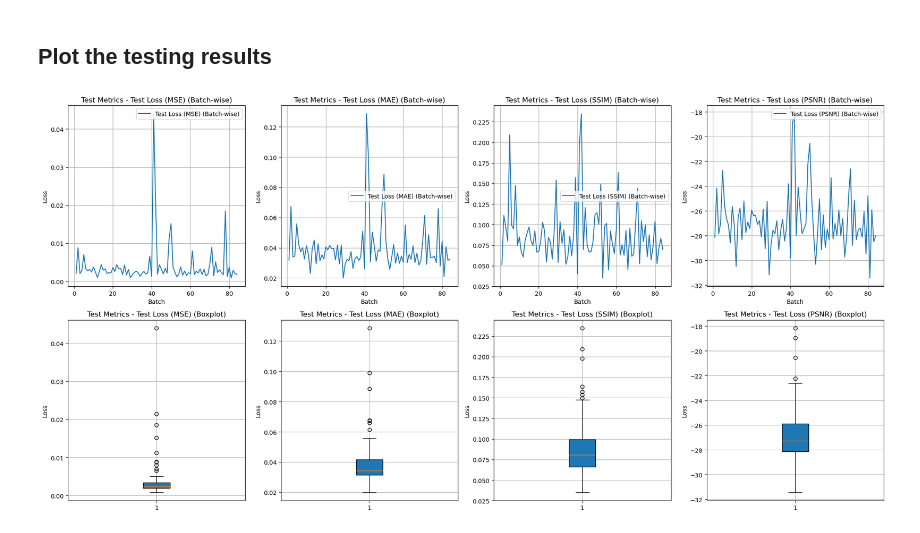
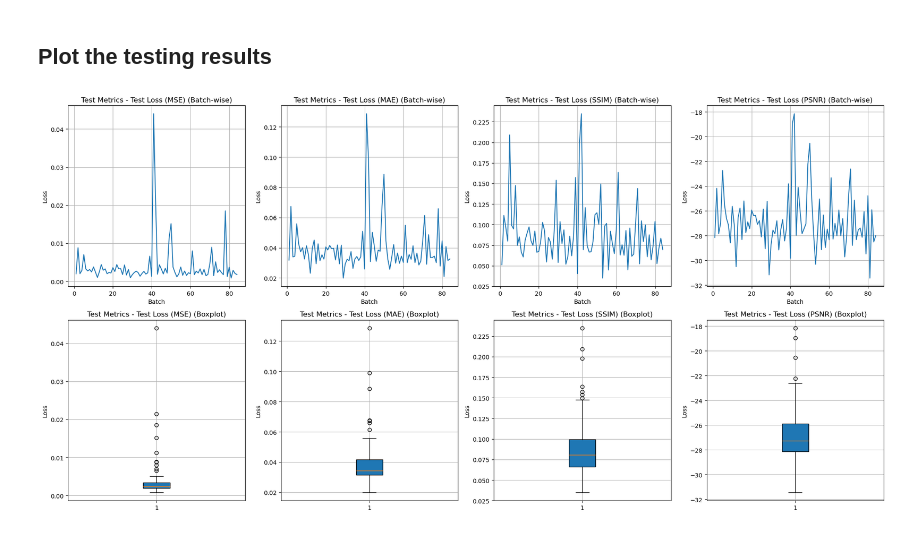
Before and after one commit to r-grun/stereo-recreation-from-anaglyphs, a Jupyter notebook: image_colorization/test_model.ipynb, the cells around one changed output. Drawn from its saved outputs; the diff is of its cells as text; code cells hidden in the pictures.

Commit message:
Remove legends in plots

```diff
--- a/image_colorization/test_model.ipynb
+++ b/image_colorization/test_model.ipynb
@@ -109,25 +109,24 @@ df = pd.read_csv(csv_path)
 # %%
 # Plot all metrics for each batch in a 2x4 grid
 metrics = df.columns[1:]  # Skip the 'Batch' column
 num_metrics = len(metrics)
 fig, axes = plt.subplots(2, 4, figsize=(20, 10))
 
 for i, metric in enumerate(metrics):
     # Plot batch-wise metrics in the first row
-    axes[0, i].plot(df['Batch'], df[metric], label=f"{metric} (Batch-wise)")
+    axes[0, i].plot(df['Batch'], df[metric])
     axes[0, i].set_xlabel('Batch')
     axes[0, i].set_ylabel('Loss')
     axes[0, i].set_title(f'Test Metrics - {metric} (Batch-wise)')
-    axes[0, i].legend()
     axes[0, i].grid(True)
 
     # Plot boxplots in the second row
     axes[1, i].boxplot(df[metric], vert=True, patch_artist=True)
     axes[1, i].set_ylabel('Loss')
     axes[1, i].set_title(f'Test Metrics - {metric} (Boxplot)')
     axes[1, i].grid(True)
 
 plt.tight_layout()
 plt.show()
 # %% [output]
-[figure, old version]
+[figure, new version]
```
